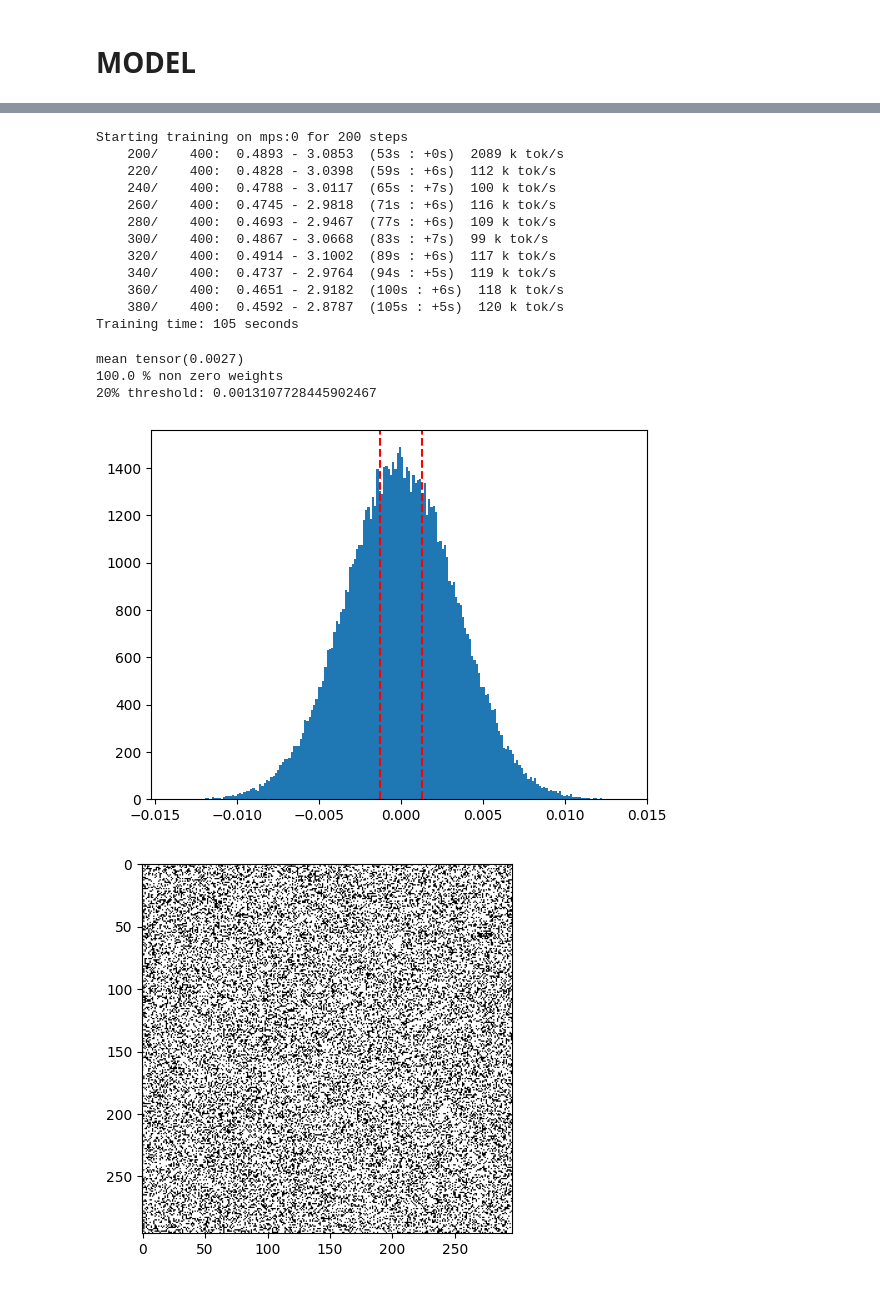
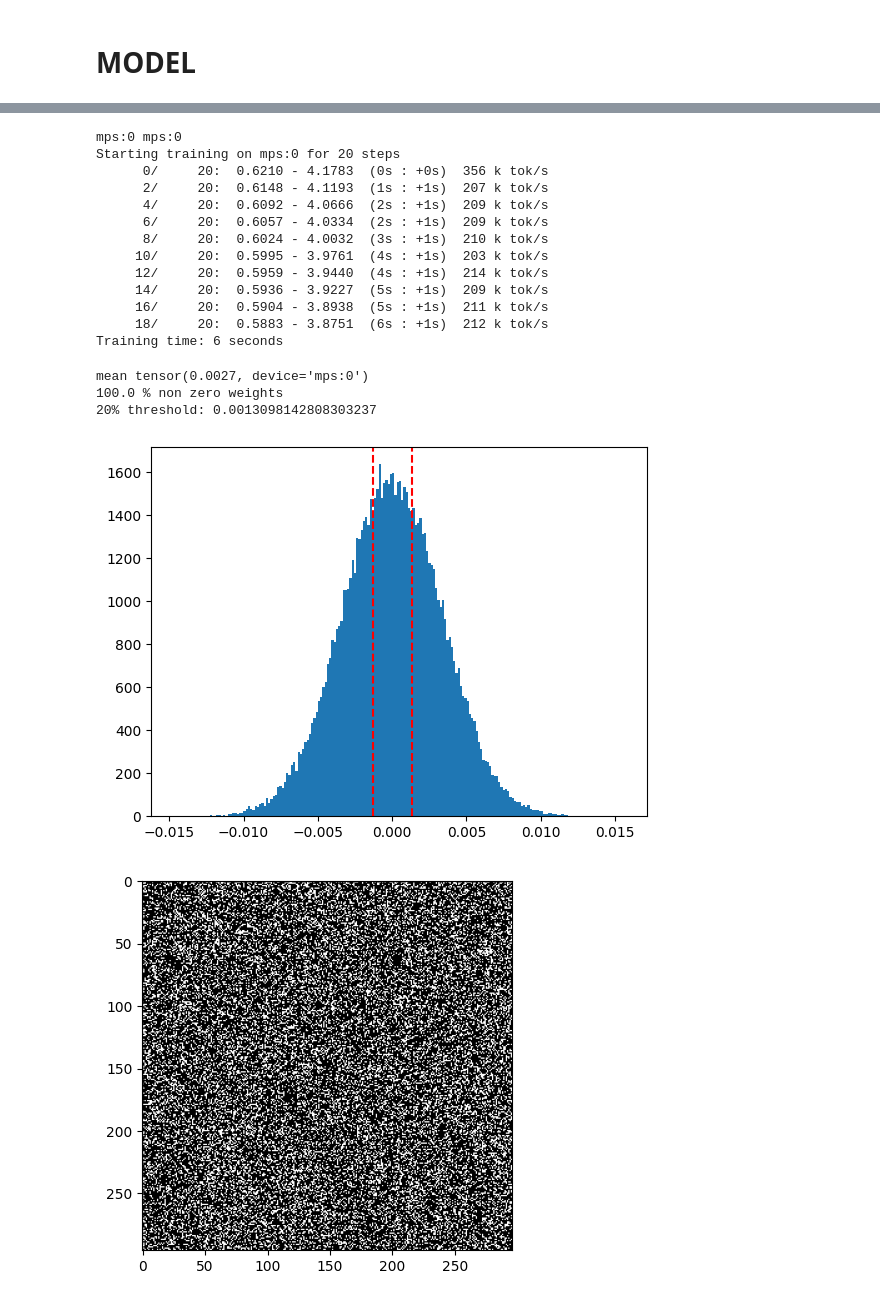
Before and after one commit to Aymco/language_models, a Jupyter notebook: my_makemore_loop.ipynb, the cells around one changed output, grey strips where cells are left out. Cells and saved outputs as stored; diff of their text form; code cells hidden in the pictures.

Commit message:
pytorchifying nn.parameters

```diff
--- a/my_makemore_loop.ipynb
+++ b/my_makemore_loop.ipynb
@@ -544,23 +542,19 @@ Parameters by layer :
 # %%
 # same optimization as last time
-steps = 2_00
+steps = 2_0
 
-batch_size = 256
-T = 128 #128
+batch_size = 512# 256
+T = 128
 
 
-def apply_on(layer):
-    layer.no_direct_input = False
-    layer.no_loop = False
-    layer.train()
+model.train()
+model.set_var("no_direct_input", False)
+model.set_var("no_loop", False)
+model.self_call("update_BT_size")
 
-model.call(apply_on)
-model = model.to(device)
+for p in model.parameters():
+    p.grad = torch.zeros_like(p)
 
-for p, g in zip(model.parameters(), model.gradients()):
-    g = None
-
-out = model.call(lambda x: x.update_BT_size() if hasattr(x, "update_BT_size") else f"ok")
 
 total_steps = len(lossi)
 steps = steps - total_steps % steps
@@ -573,7 +567,7 @@ for i in range(steps):
     Xb, targets = DLtr.get_batch() # (B, T)
     # if DLtr.batch_reset:
     #     DLtr.batch_reset = False
-    model.call(lambda x: x.reset_state() if hasattr(x, "reset_state") else "ok")
+    model.reset_state()
 
     # forward pass
     y = model(Xb) # y : (B, T, Vocab size)
@@ -584,16 +578,18 @@ for i in range(steps):
 
 
     ############# backward pass ################
-    for p, g in zip(model.parameters(), model.gradients()):
-        g.fill_(0.0) # zero all the gradients in the model
+    # zero all the gradients in the model
+    for p in model.parameters():
+        p.grad.zero_()
 
     dy = backward_cross_entropy(y, targets)
     dy = dy.view(batch_size, T, -1) # (B, T, C)
     delta = model.backward(dy)
 
     if CMP:
-        for p, g in zip(model.parameters(), model.gradients()):
-            p.grad = None # zero all the gradients in the model
+        # zero all the gradients in the model
+        for p in model.parameters():
+            p.grad = None
         y.retain_grad()
         loss.backward() # backpropagate the error
         cmp("dy", dy, y.grad, only_errors=True)
@@ -603,10 +599,10 @@ for i in range(steps):
     # update
     lr = 0.0001 if train_index < 1800 else 0.00002 # step learning rate decay
 
-    for p, g, name in zip(model.parameters(), model.gradients(), p_name):
-        #p.data += -lr * p.grad
-        if CMP: cmp(name, p.grad, g, only_errors=True)
-        p.data += -lr * g
+    for name, p in model.named_parameters():
+        p.data += -lr * p.grad
+        #if CMP: cmp(name, p.grad, g, only_errors=True)
+
 
 
     # track stats
@@ -622,52 +618,53 @@ for i in range(steps):
     train_index += 1
 print(f"Training time: {train_time:.0f} seconds")
 # %% [output]
-Starting training on mps:0 for 200 steps
-    200/    400:  0.4893 - 3.0853  (53s : +0s)  2089 k tok/s
-    220/    400:  0.4828 - 3.0398  (59s : +6s)  112 k tok/s
-    240/    400:  0.4788 - 3.0117  (65s : +7s)  100 k tok/s
-    260/    400:  0.4745 - 2.9818  (71s : +6s)  116 k tok/s
-    280/    400:  0.4693 - 2.9467  (77s : +6s)  109 k tok/s
-    300/    400:  0.4867 - 3.0668  (83s : +7s)  99 k tok/s
-    320/    400:  0.4914 - 3.1002  (89s : +6s)  117 k tok/s
-    340/    400:  0.4737 - 2.9764  (94s : +5s)  119 k tok/s
-    360/    400:  0.4651 - 2.9182  (100s : +6s)  118 k tok/s
-    380/    400:  0.4592 - 2.8787  (105s : +5s)  120 k tok/s
-Training time: 105 seconds
+mps:0 mps:0
+Starting training on mps:0 for 20 steps
+      0/     20:  0.6210 - 4.1783  (0s : +0s)  356 k tok/s
+      2/     20:  0.6148 - 4.1193  (1s : +1s)  207 k tok/s
+      4/     20:  0.6092 - 4.0666  (2s : +1s)  209 k tok/s
+      6/     20:  0.6057 - 4.0334  (2s : +1s)  209 k tok/s
+      8/     20:  0.6024 - 4.0032  (3s : +1s)  210 k tok/s
+     10/     20:  0.5995 - 3.9761  (4s : +1s)  203 k tok/s
+     12/     20:  0.5959 - 3.9440  (4s : +1s)  214 k tok/s
+     14/     20:  0.5936 - 3.9227  (5s : +1s)  209 k tok/s
+     16/     20:  0.5904 - 3.8938  (5s : +1s)  211 k tok/s
+     18/     20:  0.5883 - 3.8751  (6s : +1s)  212 k tok/s
+Training time: 6 seconds
 # %%
 
 
 
 def show(layer):
     if layer.__class__.__name__ == "Loop":
         #loop_w[:n_embd * block_size, :n_out_hidden] = 0
         #plt.imshow(loop_w)
         loop_w = layer.layer.layers[0].weight
         print("mean", loop_w.abs().mean())
         print(f"{loop_w.count_nonzero()/ loop_w.nelement() *100} % non zero weights")
 
 
         # calculate the 20% threshold
         threshold = np.percentile(loop_w.abs().cpu().numpy(), 30)
         print(f"20% threshold: {threshold}")
 
         plt.hist(loop_w.flatten().cpu().numpy(), bins=200)
         plt.axvline(x=-threshold, color='r', linestyle='--')
         plt.axvline(x=threshold, color='r', linestyle='--')
         plt.show()
 
 
         # represent 20 % that are the closest to 0
-        plt.imshow(torch.abs(loop_w) < threshold, cmap= 'binary')
+        plt.imshow(torch.abs(loop_w).cpu().numpy() > threshold, cmap= 'binary')
         plt.show()
 
 model.call(show);
 # %% [output]
-mean tensor(0.0027)
+mean tensor(0.0027, device='mps:0')
 100.0 % non zero weights
-20% threshold: 0.0013107728445902467
+20% threshold: 0.0013098142808303237
-[figure, old version]
+[figure, new version]
-[figure, old version]
+[figure, new version]
 # %%
 
 
```
Also changed, not shown: parts of 6 cells of this notebook.
